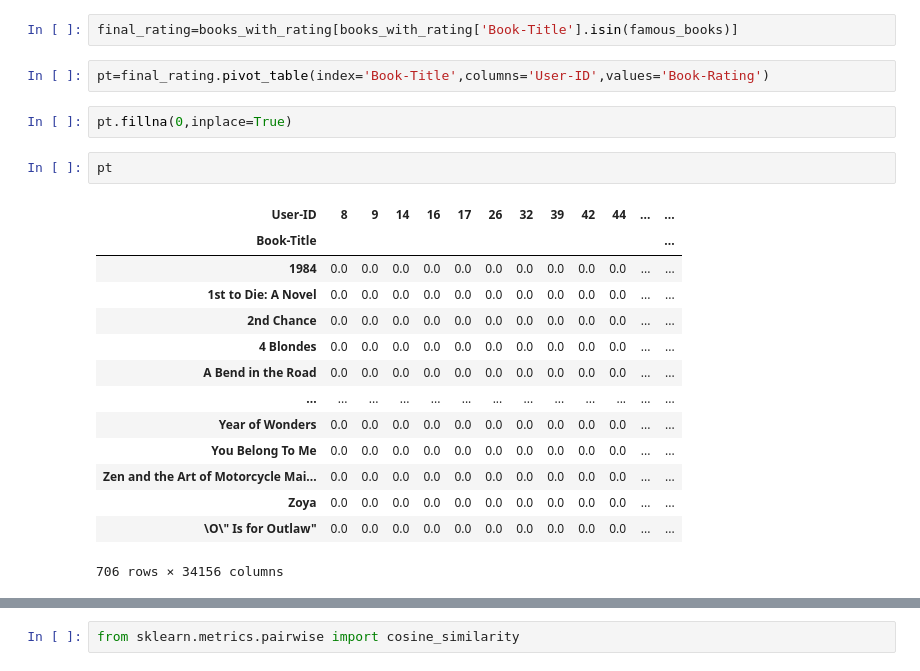
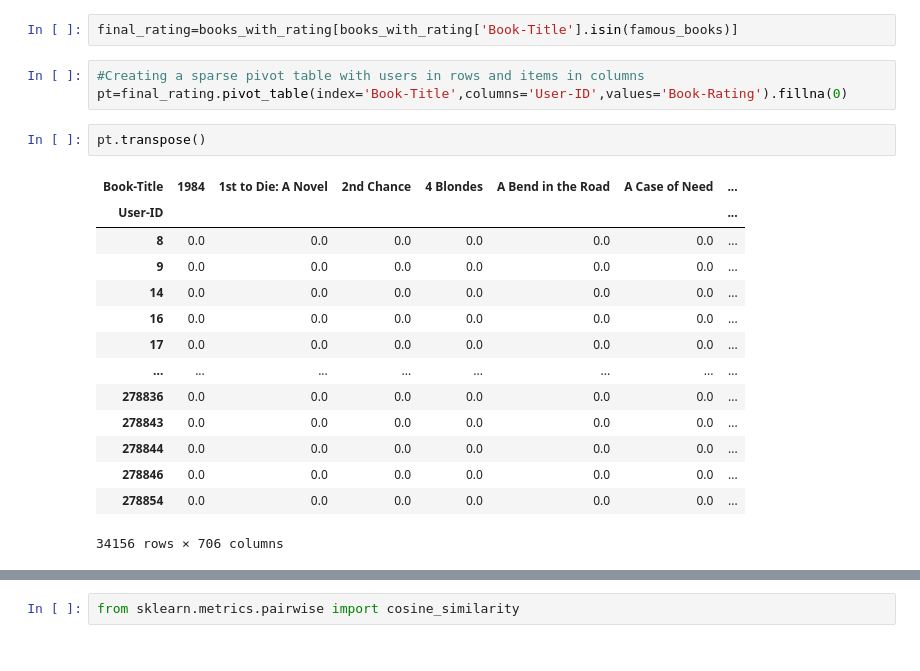
Before and after one commit to amalmon/Book-recommendation-system, a Jupyter notebook: Book_recommendation_system.ipynb, the cells around one changed output, grey strips where cells are left out. Drawn from its saved outputs; the diff is of its cells as text.

```diff
--- a/Book_recommendation_system.ipynb
+++ b/Book_recommendation_system.ipynb
@@ -529,23 +548,22 @@ famous_books=y[y].index
 # %%
 final_rating=books_with_rating[books_with_rating['Book-Title'].isin(famous_books)]
 # %%
-pt=final_rating.pivot_table(index='Book-Title',columns='User-ID',values='Book-Rating')
+#Creating a sparse pivot table with users in rows and items in columns
+pt=final_rating.pivot_table(index='Book-Title',columns='User-ID',values='Book-Rating').fillna(0)
-# %%
-pt.fillna(0,inplace=True)
 # %%
-pt
+pt.transpose()
 # %% [output]
-| User-ID | 8 | 9 | 14 | 16 | 17 | 26 | 32 | 39 | 42 | 44 | ... | ... |
-| Book-Title |  |  |  |  |  |  |  |  |  |  |  | ... |
-| 1984 | 0.0 | 0.0 | 0.0 | 0.0 | 0.0 | 0.0 | 0.0 | 0.0 | 0.0 | 0.0 | ... | ... |
-| 1st to Die: A Novel | 0.0 | 0.0 | 0.0 | 0.0 | 0.0 | 0.0 | 0.0 | 0.0 | 0.0 | 0.0 | ... | ... |
-| 2nd Chance | 0.0 | 0.0 | 0.0 | 0.0 | 0.0 | 0.0 | 0.0 | 0.0 | 0.0 | 0.0 | ... | ... |
-| 4 Blondes | 0.0 | 0.0 | 0.0 | 0.0 | 0.0 | 0.0 | 0.0 | 0.0 | 0.0 | 0.0 | ... | ... |
-| A Bend in the Road | 0.0 | 0.0 | 0.0 | 0.0 | 0.0 | 0.0 | 0.0 | 0.0 | 0.0 | 0.0 | ... | ... |
-| ... | ... | ... | ... | ... | ... | ... | ... | ... | ... | ... | ... | ... |
-| Year of Wonders | 0.0 | 0.0 | 0.0 | 0.0 | 0.0 | 0.0 | 0.0 | 0.0 | 0.0 | 0.0 | ... | ... |
-| You Belong To Me | 0.0 | 0.0 | 0.0 | 0.0 | 0.0 | 0.0 | 0.0 | 0.0 | 0.0 | 0.0 | ... | ... |
-| Zen and the Art of Motorcycle Mai... | 0.0 | 0.0 | 0.0 | 0.0 | 0.0 | 0.0 | 0.0 | 0.0 | 0.0 | 0.0 | ... | ... |
-| Zoya | 0.0 | 0.0 | 0.0 | 0.0 | 0.0 | 0.0 | 0.0 | 0.0 | 0.0 | 0.0 | ... | ... |
-| \O\" Is for Outlaw" | 0.0 | 0.0 | 0.0 | 0.0 | 0.0 | 0.0 | 0.0 | 0.0 | 0.0 | 0.0 | ... | ... |
+| Book-Title | 1984 | 1st to Die: A Novel | 2nd Chance | 4 Blondes | A Bend in the Road | A Case of Need | ... |
+| User-ID |  |  |  |  |  |  | ... |
+| 8 | 0.0 | 0.0 | 0.0 | 0.0 | 0.0 | 0.0 | ... |
+| 9 | 0.0 | 0.0 | 0.0 | 0.0 | 0.0 | 0.0 | ... |
+| 14 | 0.0 | 0.0 | 0.0 | 0.0 | 0.0 | 0.0 | ... |
+| 16 | 0.0 | 0.0 | 0.0 | 0.0 | 0.0 | 0.0 | ... |
+| 17 | 0.0 | 0.0 | 0.0 | 0.0 | 0.0 | 0.0 | ... |
+| ... | ... | ... | ... | ... | ... | ... | ... |
+| 278836 | 0.0 | 0.0 | 0.0 | 0.0 | 0.0 | 0.0 | ... |
+| 278843 | 0.0 | 0.0 | 0.0 | 0.0 | 0.0 | 0.0 | ... |
+| 278844 | 0.0 | 0.0 | 0.0 | 0.0 | 0.0 | 0.0 | ... |
+| 278846 | 0.0 | 0.0 | 0.0 | 0.0 | 0.0 | 0.0 | ... |
+| 278854 | 0.0 | 0.0 | 0.0 | 0.0 | 0.0 | 0.0 | ... |
-706 rows × 34156 columns
+34156 rows × 706 columns
```
Also changed, not shown: parts of 21 cells of this notebook.
